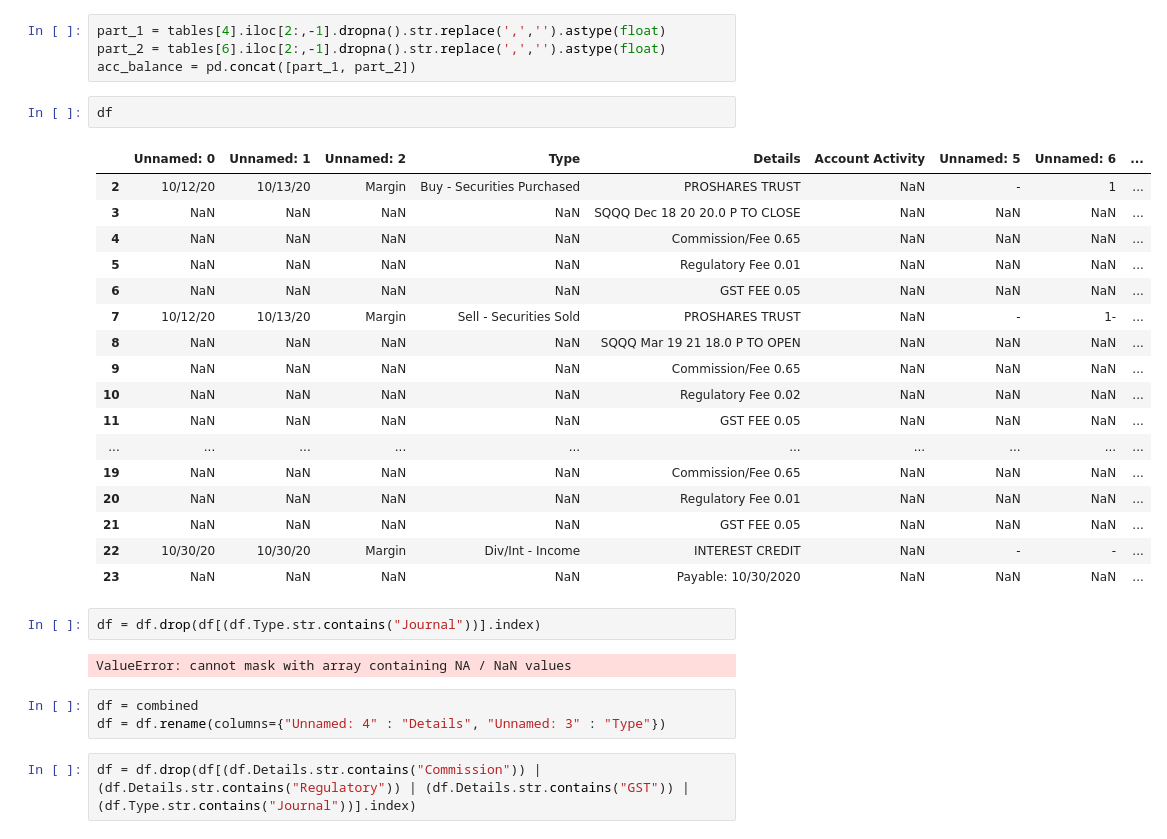
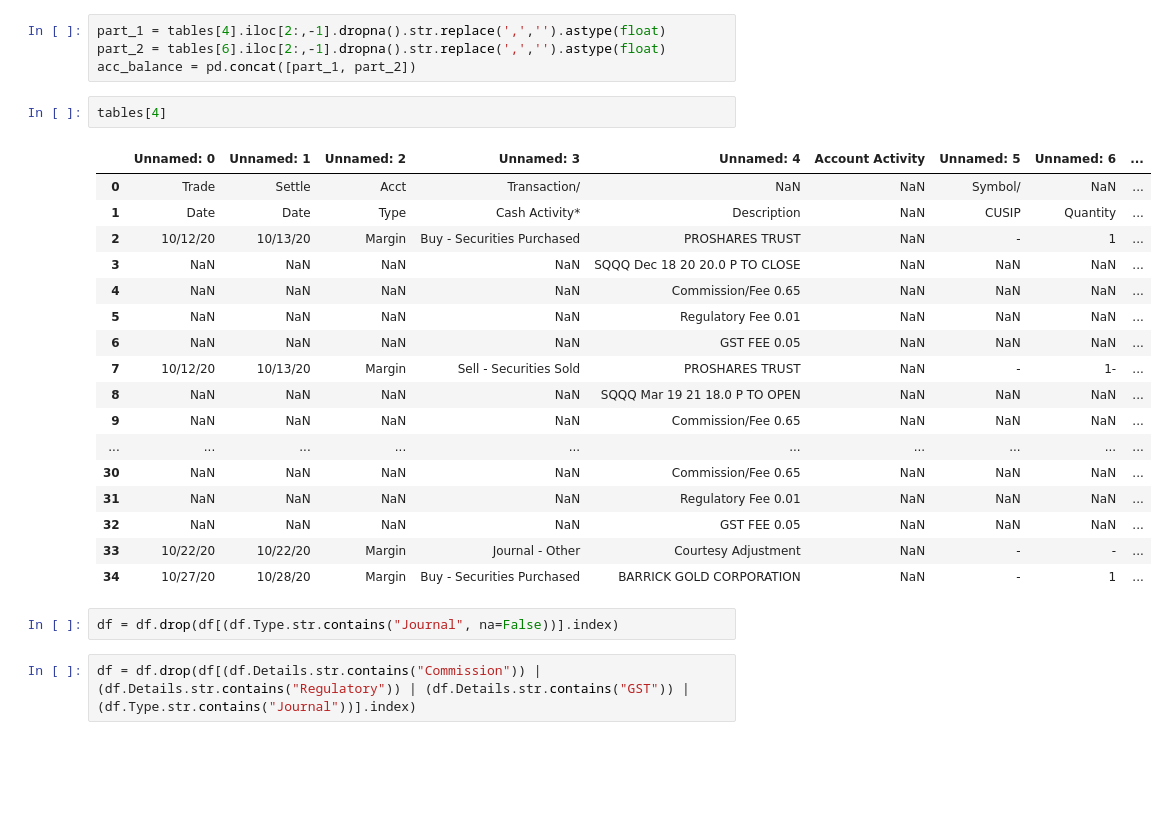
Before and after one commit to zachlim98/BeatingEnDUS, a Jupyter notebook: Account Tracking/pdfExtraction.ipynb, the cells around one changed output. Cells and saved outputs as stored; diff of their text form; blank space fills up the shorter version.

```diff
--- a/Account Tracking/pdfExtraction.ipynb
+++ b/Account Tracking/pdfExtraction.ipynb
@@ -29,32 +31,27 @@ WARNING: Using fallback font 'TimesNewRomanPSMT' for 'HelveticaNeueLTStd-Lt'
 part_1 = tables[4].iloc[2:,-1].dropna().str.replace(',','').astype(float)
 part_2 = tables[6].iloc[2:,-1].dropna().str.replace(',','').astype(float)
 acc_balance = pd.concat([part_1, part_2])
-# %%
-df
-# %% [output]
-|  | Unnamed: 0 | Unnamed: 1 | Unnamed: 2 | Type | Details | Account Activity | Unnamed: 5 | Unnamed: 6 | ... |
-| 2 | 10/12/20 | 10/13/20 | Margin | Buy - Securities Purchased | PROSHARES TRUST | NaN | - | 1 | ... |
-| 3 | NaN | NaN | NaN | NaN | SQQQ Dec 18 20 20.0 P TO CLOSE | NaN | NaN | NaN | ... |
-| 4 | NaN | NaN | NaN | NaN | Commission/Fee 0.65 | NaN | NaN | NaN | ... |
-| 5 | NaN | NaN | NaN | NaN | Regulatory Fee 0.01 | NaN | NaN | NaN | ... |
-| 6 | NaN | NaN | NaN | NaN | GST FEE 0.05 | NaN | NaN | NaN | ... |
-| 7 | 10/12/20 | 10/13/20 | Margin | Sell - Securities Sold | PROSHARES TRUST | NaN | - | 1- | ... |
-| 8 | NaN | NaN | NaN | NaN | SQQQ Mar 19 21 18.0 P TO OPEN | NaN | NaN | NaN | ... |
-| 9 | NaN | NaN | NaN | NaN | Commission/Fee 0.65 | NaN | NaN | NaN | ... |
-| 10 | NaN | NaN | NaN | NaN | Regulatory Fee 0.02 | NaN | NaN | NaN | ... |
-| 11 | NaN | NaN | NaN | NaN | GST FEE 0.05 | NaN | NaN | NaN | ... |
-| ... | ... | ... | ... | ... | ... | ... | ... | ... | ... |
-| 19 | NaN | NaN | NaN | NaN | Commission/Fee 0.65 | NaN | NaN | NaN | ... |
-| 20 | NaN | NaN | NaN | NaN | Regulatory Fee 0.01 | NaN | NaN | NaN | ... |
-| 21 | NaN | NaN | NaN | NaN | GST FEE 0.05 | NaN | NaN | NaN | ... |
-| 22 | 10/30/20 | 10/30/20 | Margin | Div/Int - Income | INTEREST CREDIT | NaN | - | - | ... |
-| 23 | NaN | NaN | NaN | NaN | Payable: 10/30/2020 | NaN | NaN | NaN | ... |
+# %%
+tables[4]
+# %% [output]
+|  | Unnamed: 0 | Unnamed: 1 | Unnamed: 2 | Unnamed: 3 | Unnamed: 4 | Account Activity | Unnamed: 5 | Unnamed: 6 | ... |
+| 0 | Trade | Settle | Acct | Transaction/ | NaN | NaN | Symbol/ | NaN | ... |
+| 1 | Date | Date | Type | Cash Activity* | Description | NaN | CUSIP | Quantity | ... |
+| 2 | 10/12/20 | 10/13/20 | Margin | Buy - Securities Purchased | PROSHARES TRUST | NaN | - | 1 | ... |
+| 3 | NaN | NaN | NaN | NaN | SQQQ Dec 18 20 20.0 P TO CLOSE | NaN | NaN | NaN | ... |
+| 4 | NaN | NaN | NaN | NaN | Commission/Fee 0.65 | NaN | NaN | NaN | ... |
+| 5 | NaN | NaN | NaN | NaN | Regulatory Fee 0.01 | NaN | NaN | NaN | ... |
+| 6 | NaN | NaN | NaN | NaN | GST FEE 0.05 | NaN | NaN | NaN | ... |
+| 7 | 10/12/20 | 10/13/20 | Margin | Sell - Securities Sold | PROSHARES TRUST | NaN | - | 1- | ... |
+| 8 | NaN | NaN | NaN | NaN | SQQQ Mar 19 21 18.0 P TO OPEN | NaN | NaN | NaN | ... |
+| 9 | NaN | NaN | NaN | NaN | Commission/Fee 0.65 | NaN | NaN | NaN | ... |
+| ... | ... | ... | ... | ... | ... | ... | ... | ... | ... |
+| 30 | NaN | NaN | NaN | NaN | Commission/Fee 0.65 | NaN | NaN | NaN | ... |
+| 31 | NaN | NaN | NaN | NaN | Regulatory Fee 0.01 | NaN | NaN | NaN | ... |
+| 32 | NaN | NaN | NaN | NaN | GST FEE 0.05 | NaN | NaN | NaN | ... |
+| 33 | 10/22/20 | 10/22/20 | Margin | Journal - Other | Courtesy Adjustment | NaN | - | - | ... |
+| 34 | 10/27/20 | 10/28/20 | Margin | Buy - Securities Purchased | BARRICK GOLD CORPORATION | NaN | - | 1 | ... |
 # %%
-df = df.drop(df[(df.Type.str.contains("Journal"))].index)
+df = df.drop(df[(df.Type.str.contains("Journal", na=False))].index)
-# %% [output]
-ValueError: cannot mask with array containing NA / NaN values
-# %%
-df = combined
-df = df.rename(columns={"Unnamed: 4" : "Details", "Unnamed: 3" : "Type"})
 # %%
 df = df.drop(df[(df.Details.str.contains("Commission")) | (df.Details.str.contains("Regulatory")) | (df.Details.str.contains("GST")) | (df.Type.str.contains("Journal"))].index)
```
Also changed, not shown: parts of 20 cells of this notebook, 3 other files.
